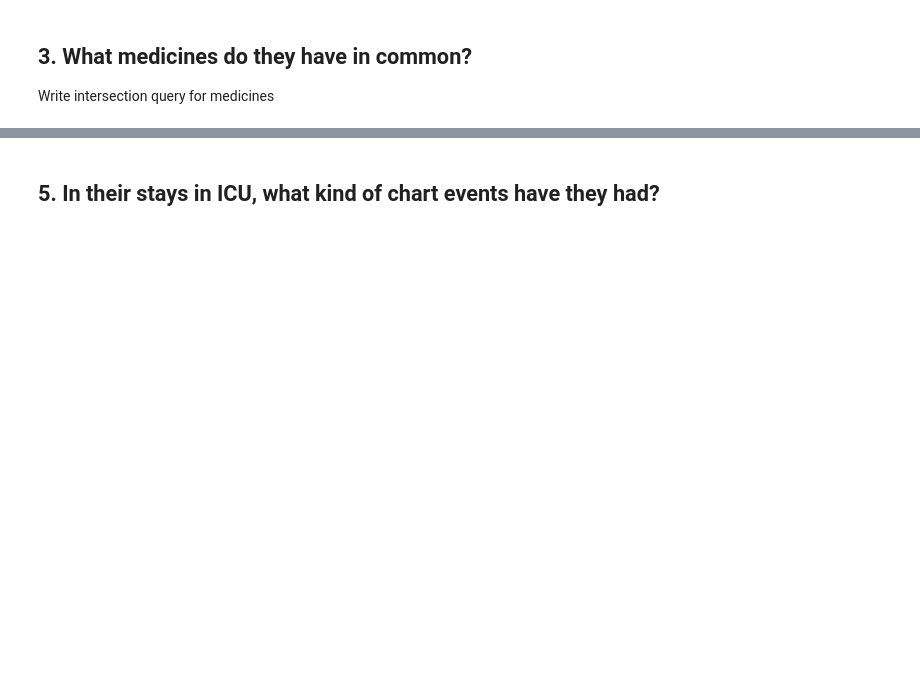
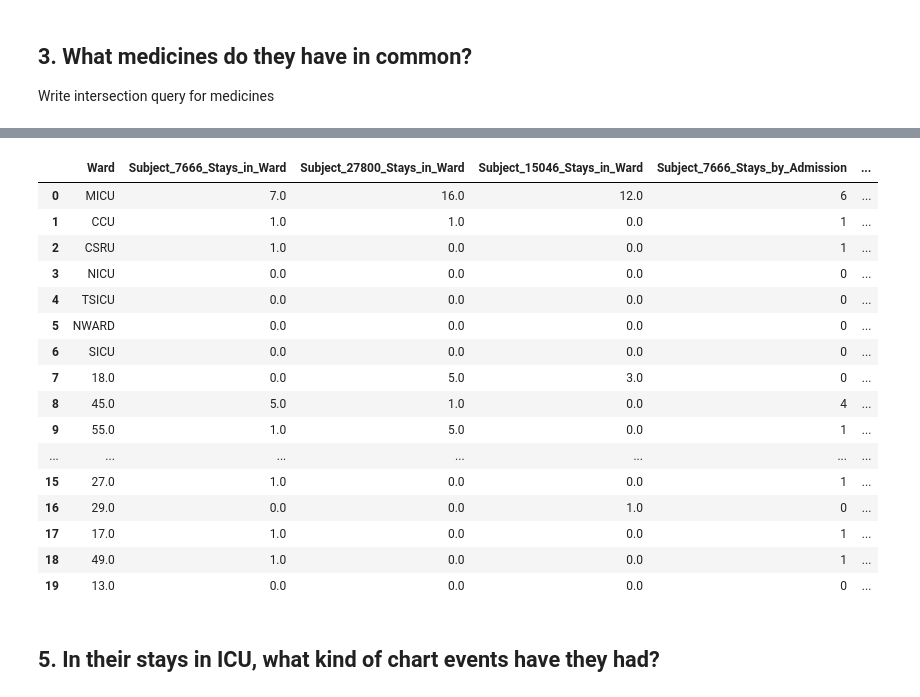
Before and after one commit to ricejfx/aihc, a Jupyter notebook: assignment2.ipynb, the cells around one changed output, grey strips where cells are left out. Drawn from its saved outputs; the diff is of its cells as text; code cells hidden in the pictures; blank space fills up the shorter version.

```diff
--- a/assignment2.ipynb
+++ b/assignment2.ipynb
@@ -255,2 +395,38 @@ Have subject ID for columns and number of ICU stays by ICU type as columns
+# %%
+run_query("""
+          select
+          coalesce(CURR_CAREUNIT, cast(CURR_WARDID as varchar(3))) as Ward,
+          sum(case when subject_id = 7666 then 1 else 0 end) as Subject_7666_Stays_in_Ward,
+          sum(case when subject_id = 27800 then 1 else 0 end) as Subject_27800_Stays_in_Ward,
+          sum(case when subject_id = 15046 then 1 else 0 end) as Subject_15046_Stays_in_Ward,
+          count(distinct Case when subject_id = 7666 then hadm_id end) as Subject_7666_Stays_by_Admission,
+          count(distinct Case when subject_id = 27800 then hadm_id end) as Subject_27800_Stays_by_Admission,
+          count(distinct Case when subject_id = 15046 then hadm_id end) as Subject_15046_Stays_by_Admission,
+          subject_7666_stays_in_ward + subject_27800_stays_in_ward + subject_15046_stays_in_ward as Total_Stays_In_Ward,
+          subject_7666_stays_by_admission + subject_27800_stays_by_admission + subject_15046_stays_by_admission as Total_Admissions_In_Ward
+          from TRANSFERS
+          where WARD is not null
+          group by 1
+          order by case when regexp_matches(WARD, '^[A-Z]+$') then 1 else 0 end desc, Total_Stays_In_Ward desc
+          limit 20
+          """)
+# %% [output]
+|  | Ward | Subject_7666_Stays_in_Ward | Subject_27800_Stays_in_Ward | Subject_15046_Stays_in_Ward | Subject_7666_Stays_by_Admission | ... |
+| 0 | MICU | 7.0 | 16.0 | 12.0 | 6 | ... |
+| 1 | CCU | 1.0 | 1.0 | 0.0 | 1 | ... |
+| 2 | CSRU | 1.0 | 0.0 | 0.0 | 1 | ... |
+| 3 | NICU | 0.0 | 0.0 | 0.0 | 0 | ... |
+| 4 | TSICU | 0.0 | 0.0 | 0.0 | 0 | ... |
+| 5 | NWARD | 0.0 | 0.0 | 0.0 | 0 | ... |
+| 6 | SICU | 0.0 | 0.0 | 0.0 | 0 | ... |
+| 7 | 18.0 | 0.0 | 5.0 | 3.0 | 0 | ... |
+| 8 | 45.0 | 5.0 | 1.0 | 0.0 | 4 | ... |
+| 9 | 55.0 | 1.0 | 5.0 | 0.0 | 1 | ... |
+| ... | ... | ... | ... | ... | ... | ... |
+| 15 | 27.0 | 1.0 | 0.0 | 0.0 | 1 | ... |
+| 16 | 29.0 | 0.0 | 0.0 | 1.0 | 0 | ... |
+| 17 | 17.0 | 1.0 | 0.0 | 0.0 | 1 | ... |
+| 18 | 49.0 | 1.0 | 0.0 | 0.0 | 1 | ... |
+| 19 | 13.0 | 0.0 | 0.0 | 0.0 | 0 | ... |
 # %% [markdown]
 ## 5.  In their stays in ICU, what kind of chart events have they had?
```
Also changed, not shown: parts of 25 cells of this notebook.
